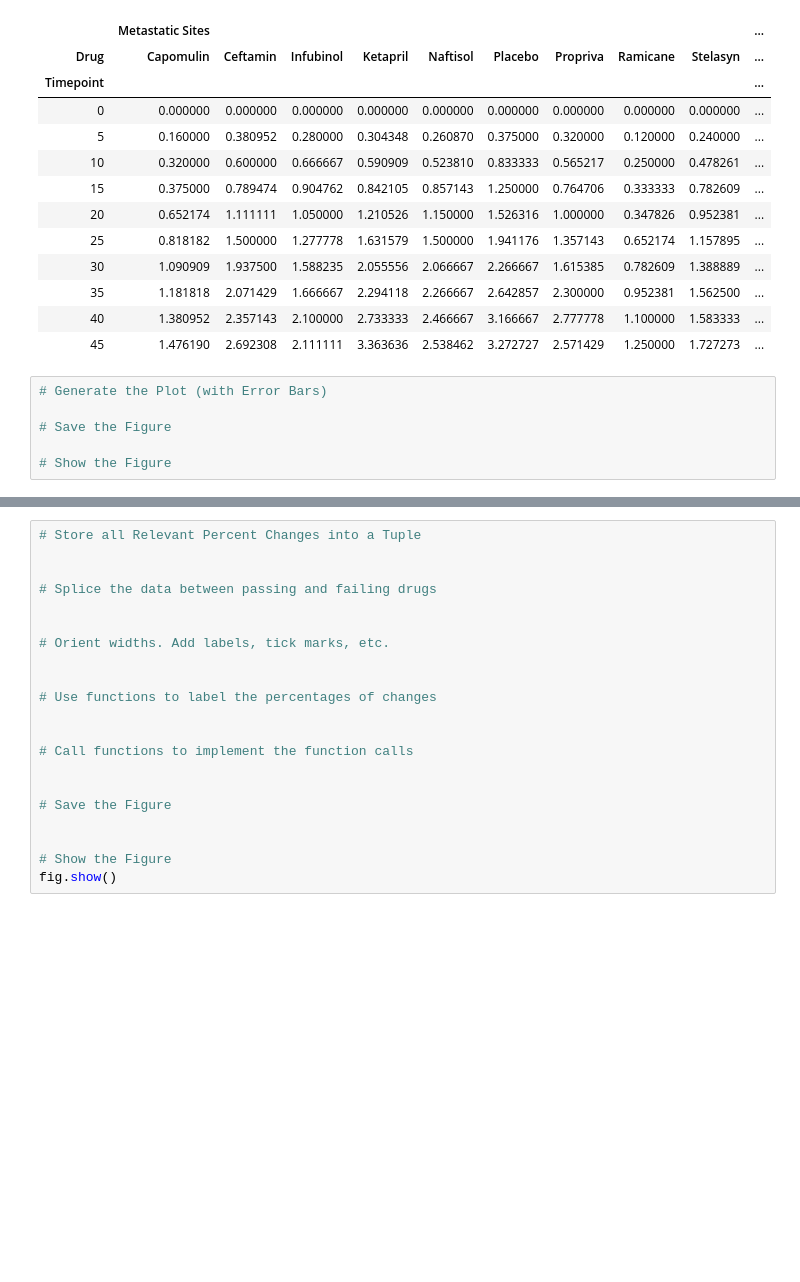
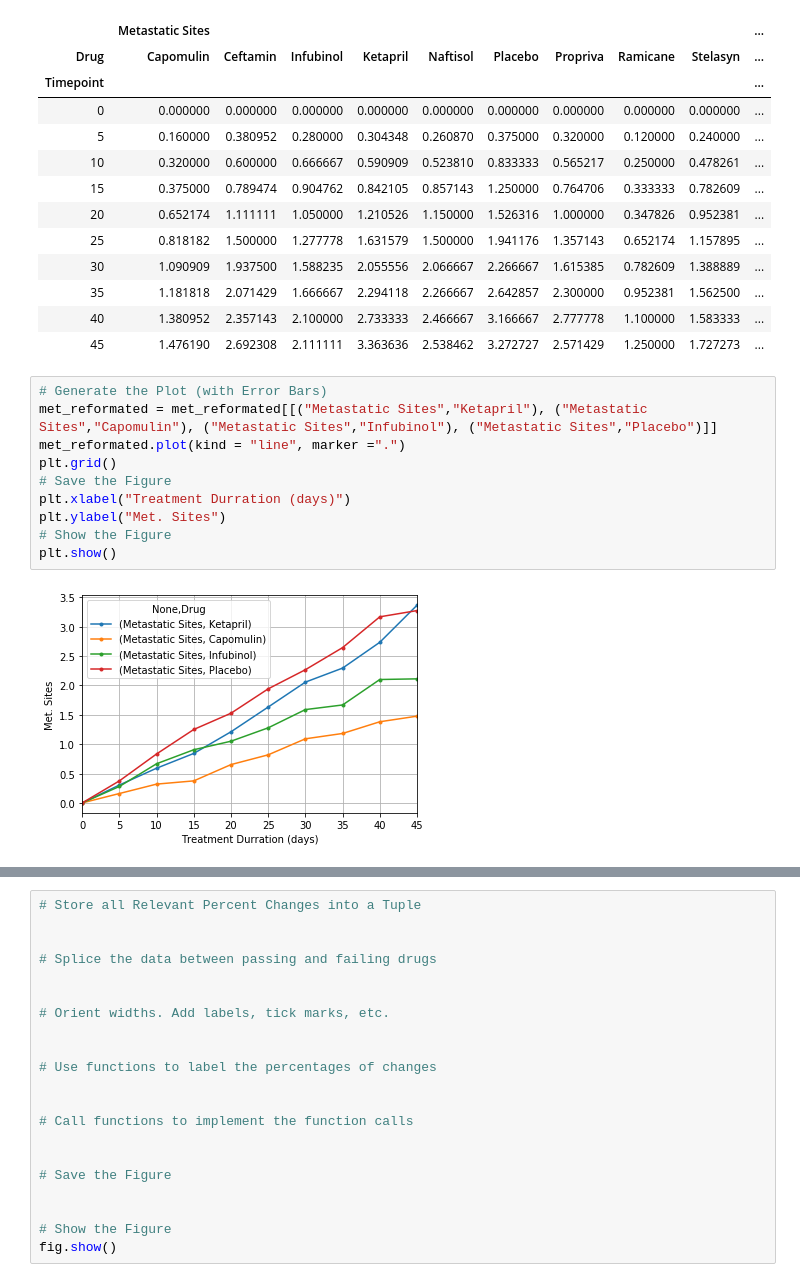
Before and after one commit to mcordray1988/matplotlib-Challenge, a Jupyter notebook: Pymaceuticals/Untitled.ipynb, the cells around one changed output, grey strips where cells are left out. Drawn from its saved outputs; the diff is of its cells as text; blank space fills up the shorter version.

```diff
--- a/Pymaceuticals/Untitled.ipynb
+++ b/Pymaceuticals/Untitled.ipynb
@@ -204,12 +194,18 @@ met_reformated
 | 35 | 1.181818 | 2.071429 | 1.666667 | 2.294118 | 2.266667 | 2.642857 | 2.300000 | 0.952381 | 1.562500 | ... |
 | 40 | 1.380952 | 2.357143 | 2.100000 | 2.733333 | 2.466667 | 3.166667 | 2.777778 | 1.100000 | 1.583333 | ... |
 | 45 | 1.476190 | 2.692308 | 2.111111 | 3.363636 | 2.538462 | 3.272727 | 2.571429 | 1.250000 | 1.727273 | ... |
-# %%
-# Generate the Plot (with Error Bars)
-
-# Save the Figure
-
-# Show the Figure
+# %%
+# Generate the Plot (with Error Bars)
+met_reformated = met_reformated[[("Metastatic Sites","Ketapril"), ("Metastatic Sites","Capomulin"), ("Metastatic Sites","Infubinol"), ("Metastatic Sites","Placebo")]]
+met_reformated.plot(kind = "line", marker =".")
+plt.grid()
+# Save the Figure
+plt.xlabel("Treatment Durration (days)")
+plt.ylabel("Met. Sites")
+# Show the Figure
+plt.show()
+# %% [output]
+[figure, added]
 # %%
 #### Survival Rates ####
 # Store the Count of Mice Grouped by Drug and Timepoint (W can pass any metric)
```
Also changed, not shown: parts of 9 cells of this notebook.
